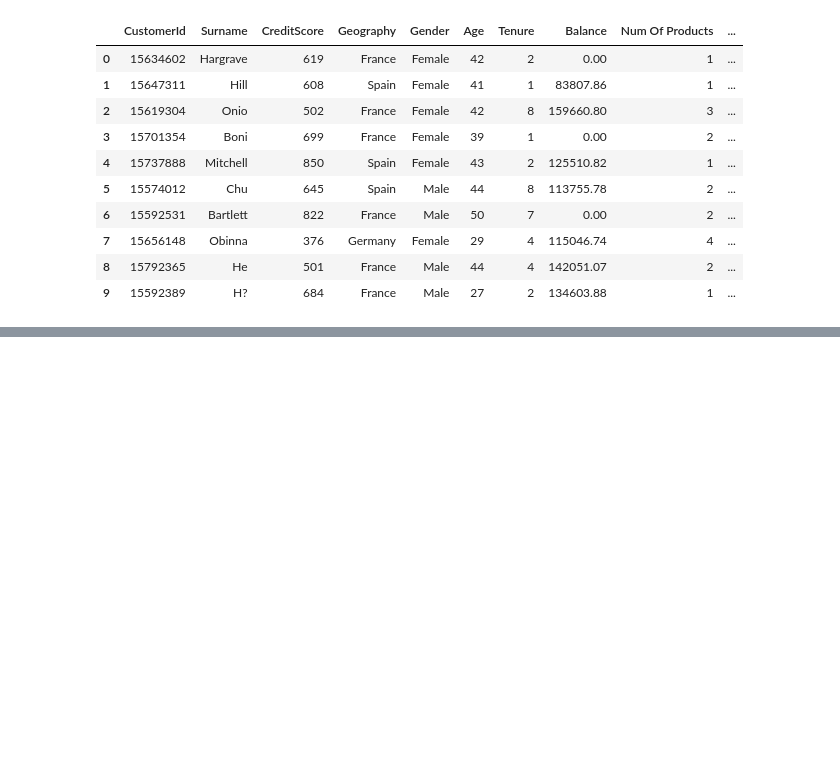
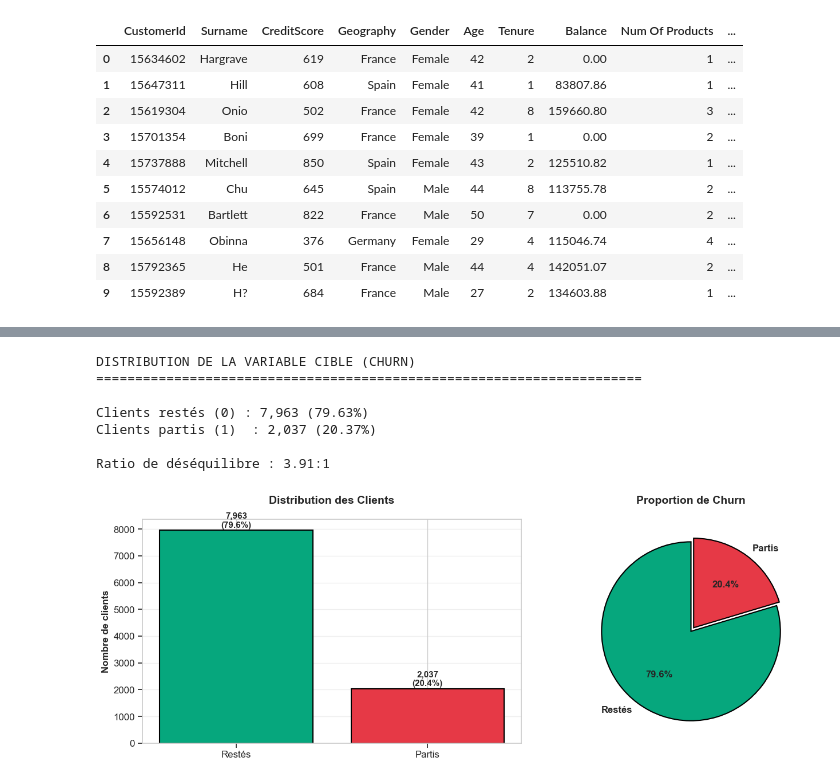
Before and after one commit to Ibrahym00/projet-data-science-fac, a Jupyter notebook: notebooks/01_exploration.ipynb, the cells around one changed output, grey strips where cells are left out. Drawn from its saved outputs; the diff is of its cells as text; code cells hidden in the pictures; blank space fills up the shorter version.

```diff
--- a/notebooks/01_exploration.ipynb
+++ b/notebooks/01_exploration.ipynb
@@ -277,19 +63,0 @@ plt.show()
-# %%
-# Créer une variable binaire pour Balance = 0
-df['Has_Zero_Balance'] = (df['Balance'] == 0).astype(int)
-
-# Taux de churn selon le balance
-print("Taux de churn selon Balance:")
-print(df.groupby('Has_Zero_Balance')['Churn'].agg(['sum', 'count', 'mean']) * 100)
-
-# Visualisation
-fig, ax = plt.subplots(figsize=(8, 5))
-churn_by_balance = df.groupby('Has_Zero_Balance')['Churn'].mean() * 100
-churn_by_balance.plot(kind='bar', ax=ax, color=['green', 'red'])
-ax.set_title('Taux de Churn selon Balance (0 vs >0)')
-ax.set_xlabel('Balance = 0')
-ax.set_xticklabels(['Balance > 0', 'Balance = 0'], rotation=0)
-ax.set_ylabel('Taux de churn (%)')
-ax.axhline(y=20.37, color='blue', linestyle='--', label='Moyenne globale')
-ax.legend()
-plt.show()
@@ -436,0 +146,43 @@ Num Of Products
+# %%
+print("\nDISTRIBUTION DE LA VARIABLE CIBLE (CHURN)")
+print("="*70)
+
+churn_counts = df['Churn'].value_counts()
+churn_pct = df['Churn'].value_counts(normalize=True) * 100
+
+print(f"\nClients restés (0) : {churn_counts[0]:,} ({churn_pct[0]:.2f}%)")
+print(f"Clients partis (1)  : {churn_counts[1]:,} ({churn_pct[1]:.2f}%)")
+print(f"\nRatio de déséquilibre : {churn_pct[0]/churn_pct[1]:.2f}:1")
+
+# Visualisation
+fig, (ax1, ax2) = plt.subplots(1, 2, figsize=(14, 5))
+
+# Graphique en barres
+ax1.bar(['Restés', 'Partis'], churn_counts, color=PALETTE_CUSTOM, edgecolor='black', linewidth=1.5)
+ax1.set_ylabel('Nombre de clients', fontsize=12, fontweight='bold')
+ax1.set_title('Distribution des Clients', fontsize=14, fontweight='bold', pad=20)
+ax1.grid(axis='y', alpha=0.3)
+for i, v in enumerate(churn_counts):
+    ax1.text(i, v + 100, f'{v:,}\n({churn_pct.iloc[i]:.1f}%)',
+             ha='center', fontsize=11, fontweight='bold')
+
+# Graphique circulaire
+colors_pie = [PALETTE_CUSTOM[0], PALETTE_CUSTOM[1]]
+explode = (0, 0.05)
+ax2.pie(churn_counts, labels=['Restés', 'Partis'], autopct='%1.1f%%',
+        startangle=90, colors=colors_pie, explode=explode,
+        textprops={'fontsize': 12, 'fontweight': 'bold'},
+        wedgeprops={'edgecolor': 'black', 'linewidth': 1.5})
+ax2.set_title('Proportion de Churn', fontsize=14, fontweight='bold', pad=20)
+
+plt.tight_layout()
+plt.show()
+# %% [output]
+DISTRIBUTION DE LA VARIABLE CIBLE (CHURN)
+======================================================================
+
+Clients restés (0) : 7,963 (79.63%)
+Clients partis (1)  : 2,037 (20.37%)
+
+Ratio de déséquilibre : 3.91:1
+[figure, added]
```
Also changed, not shown: parts of 52 cells of this notebook, 8 other files.
